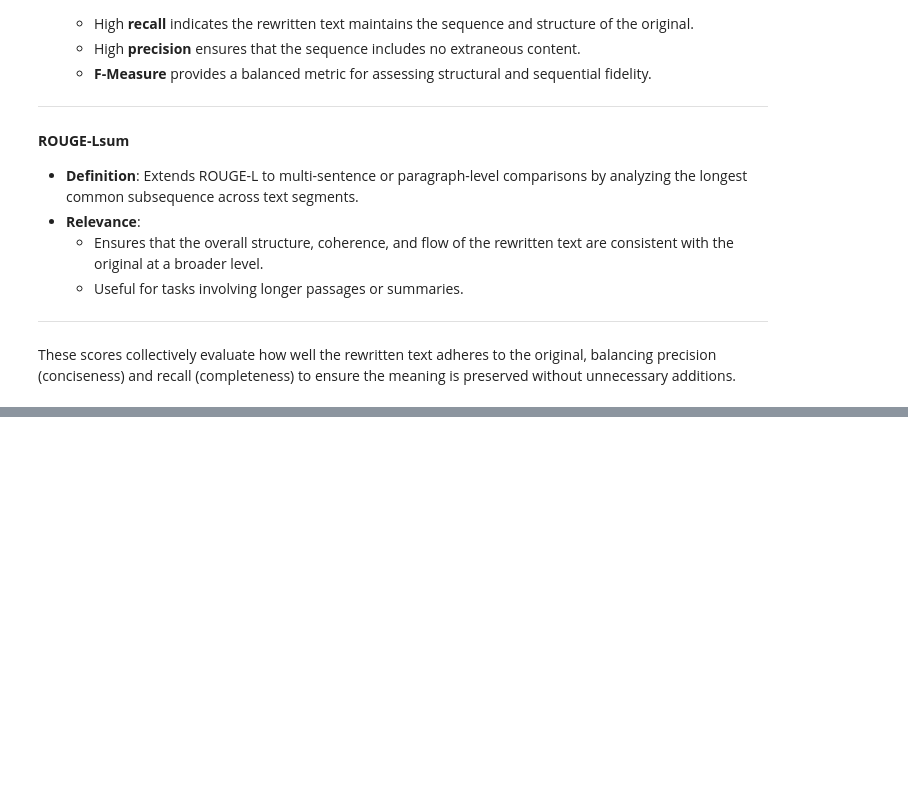
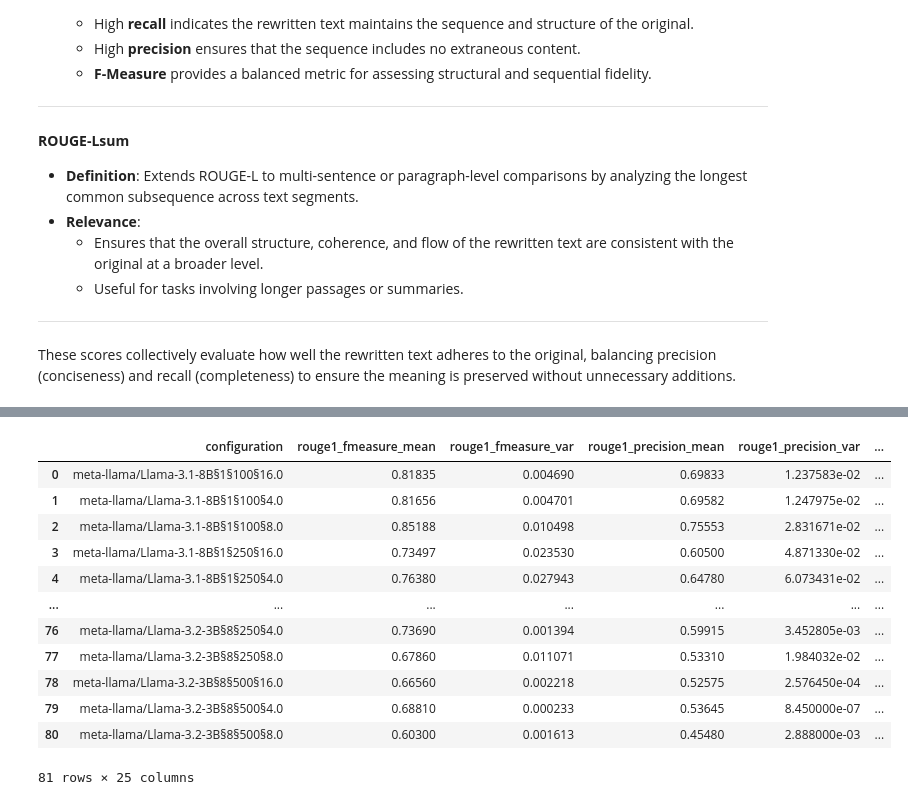
Before and after one commit to darmangerd/llama3-scheduling, a Jupyter notebook: ANOVA.ipynb, the cells around one changed output, grey strips where cells are left out. Cells and saved outputs as stored; diff of their text form; code cells hidden in the pictures; blank space fills up the shorter version.

```diff
--- a/ANOVA.ipynb
+++ b/ANOVA.ipynb
@@ -398,3 +368,19 @@ Total number of unique configurations: 81
+# %%
+grouped_df
+# %% [output]
+|  | configuration | rouge1_fmeasure_mean | rouge1_fmeasure_var | rouge1_precision_mean | rouge1_precision_var | ... |
+| 0 | meta-llama/Llama-3.1-8B§1§100§16.0 | 0.81835 | 0.004690 | 0.69833 | 1.237583e-02 | ... |
+| 1 | meta-llama/Llama-3.1-8B§1§100§4.0 | 0.81656 | 0.004701 | 0.69582 | 1.247975e-02 | ... |
+| 2 | meta-llama/Llama-3.1-8B§1§100§8.0 | 0.85188 | 0.010498 | 0.75553 | 2.831671e-02 | ... |
+| 3 | meta-llama/Llama-3.1-8B§1§250§16.0 | 0.73497 | 0.023530 | 0.60500 | 4.871330e-02 | ... |
+| 4 | meta-llama/Llama-3.1-8B§1§250§4.0 | 0.76380 | 0.027943 | 0.64780 | 6.073431e-02 | ... |
+| ... | ... | ... | ... | ... | ... | ... |
+| 76 | meta-llama/Llama-3.2-3B§8§250§4.0 | 0.73690 | 0.001394 | 0.59915 | 3.452805e-03 | ... |
+| 77 | meta-llama/Llama-3.2-3B§8§250§8.0 | 0.67860 | 0.011071 | 0.53310 | 1.984032e-02 | ... |
+| 78 | meta-llama/Llama-3.2-3B§8§500§16.0 | 0.66560 | 0.002218 | 0.52575 | 2.576450e-04 | ... |
+| 79 | meta-llama/Llama-3.2-3B§8§500§4.0 | 0.68810 | 0.000233 | 0.53645 | 8.450000e-07 | ... |
+| 80 | meta-llama/Llama-3.2-3B§8§500§8.0 | 0.60300 | 0.001613 | 0.45480 | 2.888000e-03 | ... |
+81 rows × 25 columns
 # %%
 # Group by configuration and calculate the mean and variance for 'time_taken'
 grouped_time_df = df.groupby('configuration').agg(
```
Also changed, not shown: parts of 15 cells of this notebook.
